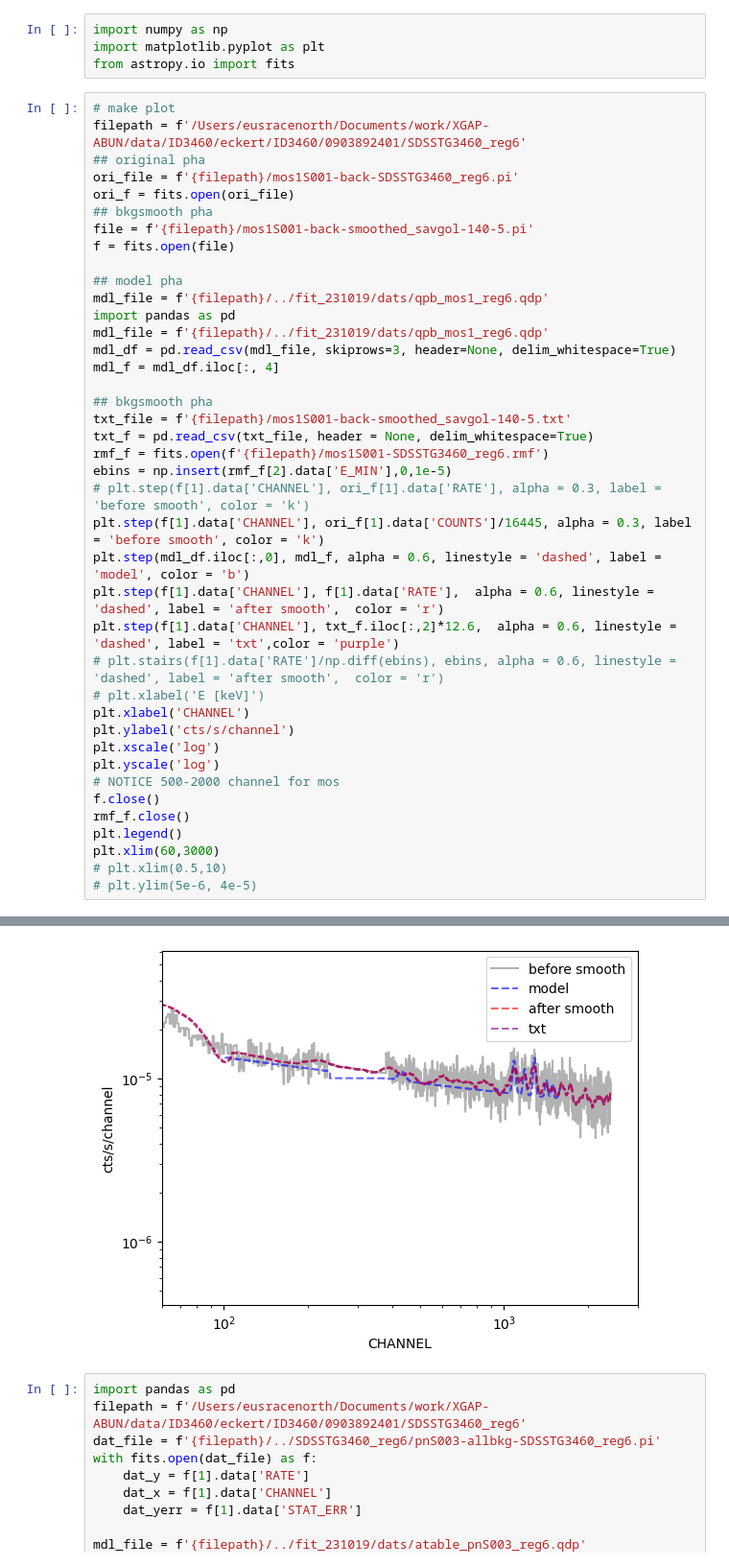
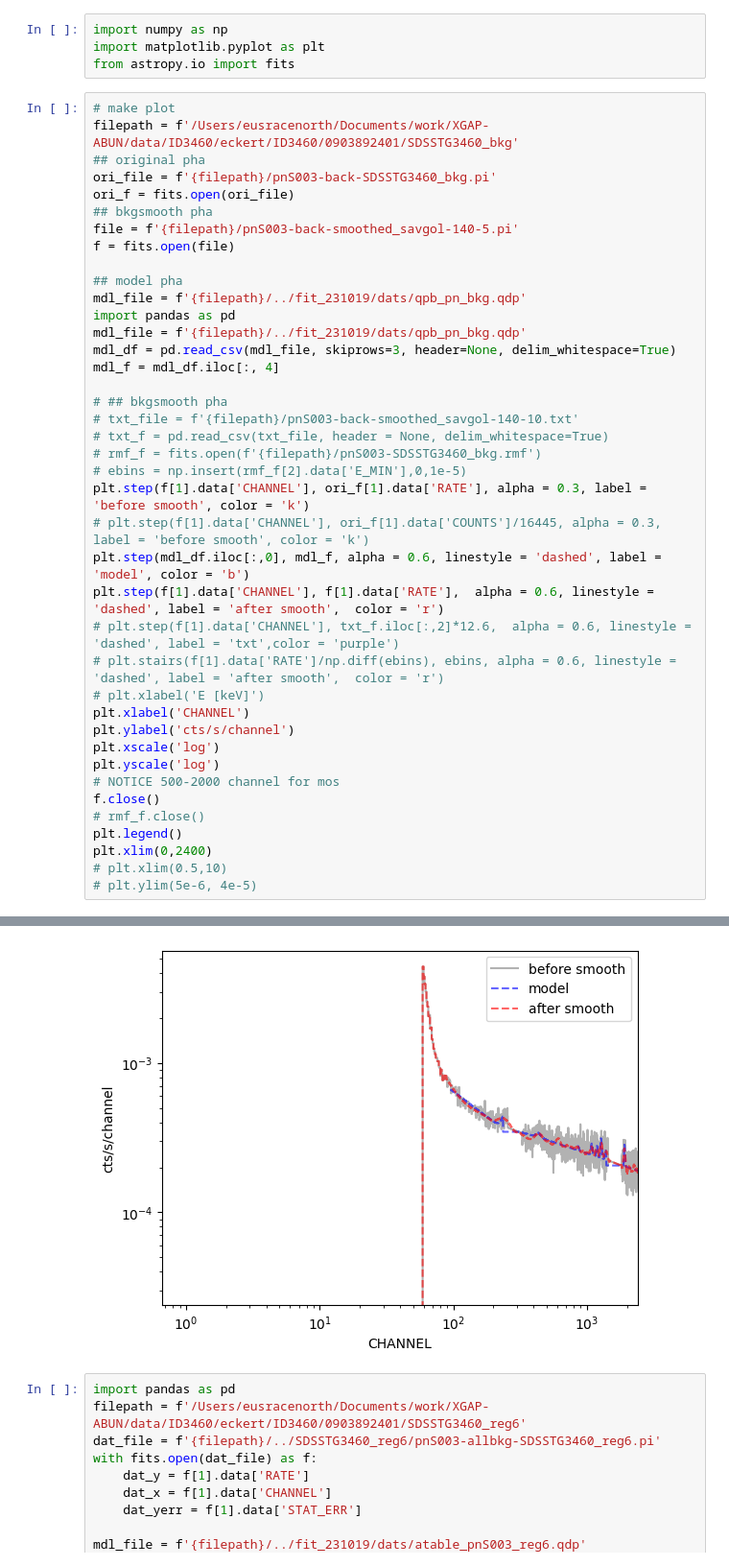
Before and after one commit to yanlingchen1/XGAP-ABUN, a Jupyter notebook: codes/verify_eckert/xspec-fitting-pipeline/bkg-atable-pipeline/plot_smoothed_qpb.ipynb, the cells around one changed output, grey strips where cells are left out. Shown: that part at 96% size. Saved outputs shown, nothing was run; the diff lists cells and outputs as text.

Commit message:
finish xspec smooth bkg pipeline

```diff
--- a/codes/verify_eckert/xspec-fitting-pipeline/bkg-atable-pipeline/plot_smoothed_qpb.ipynb
+++ b/codes/verify_eckert/xspec-fitting-pipeline/bkg-atable-pipeline/plot_smoothed_qpb.ipynb
@@ -4,31 +4,31 @@ import matplotlib.pyplot as plt
 from astropy.io import fits
 # %%
 # make plot
-filepath = f'/Users/eusracenorth/Documents/work/XGAP-ABUN/data/ID3460/eckert/ID3460/0903892401/SDSSTG3460_reg6'
+filepath = f'/Users/eusracenorth/Documents/work/XGAP-ABUN/data/ID3460/eckert/ID3460/0903892401/SDSSTG3460_bkg'
 ## original pha
-ori_file = f'{filepath}/mos1S001-back-SDSSTG3460_reg6.pi'
+ori_file = f'{filepath}/pnS003-back-SDSSTG3460_bkg.pi'
 ori_f = fits.open(ori_file)
 ## bkgsmooth pha
-file = f'{filepath}/mos1S001-back-smoothed_savgol-140-5.pi'
+file = f'{filepath}/pnS003-back-smoothed_savgol-140-5.pi'
 f = fits.open(file)
 
 ## model pha
-mdl_file = f'{filepath}/../fit_231019/dats/qpb_mos1_reg6.qdp'
+mdl_file = f'{filepath}/../fit_231019/dats/qpb_pn_bkg.qdp'
 import pandas as pd
-mdl_file = f'{filepath}/../fit_231019/dats/qpb_mos1_reg6.qdp'
+mdl_file = f'{filepath}/../fit_231019/dats/qpb_pn_bkg.qdp'
 mdl_df = pd.read_csv(mdl_file, skiprows=3, header=None, delim_whitespace=True)
 mdl_f = mdl_df.iloc[:, 4]
 
-## bkgsmooth pha
-txt_file = f'{filepath}/mos1S001-back-smoothed_savgol-140-5.txt'
-txt_f = pd.read_csv(txt_file, header = None, delim_whitespace=True)
-rmf_f = fits.open(f'{filepath}/mos1S001-SDSSTG3460_reg6.rmf')
-ebins = np.insert(rmf_f[2].data['E_MIN'],0,1e-5)
-# plt.step(f[1].data['CHANNEL'], ori_f[1].data['RATE'], alpha = 0.3, label = 'before smooth', color = 'k')
-plt.step(f[1].data['CHANNEL'], ori_f[1].data['COUNTS']/16445, alpha = 0.3, label = 'before smooth', color = 'k')
+# ## bkgsmooth pha
+# txt_file = f'{filepath}/pnS003-back-smoothed_savgol-140-10.txt'
+# txt_f = pd.read_csv(txt_file, header = None, delim_whitespace=True)
+# rmf_f = fits.open(f'{filepath}/pnS003-SDSSTG3460_bkg.rmf')
+# ebins = np.insert(rmf_f[2].data['E_MIN'],0,1e-5)
+plt.step(f[1].data['CHANNEL'], ori_f[1].data['RATE'], alpha = 0.3, label = 'before smooth', color = 'k')
+# plt.step(f[1].data['CHANNEL'], ori_f[1].data['COUNTS']/16445, alpha = 0.3, label = 'before smooth', color = 'k')
 plt.step(mdl_df.iloc[:,0], mdl_f, alpha = 0.6, linestyle = 'dashed', label = 'model', color = 'b')
 plt.step(f[1].data['CHANNEL'], f[1].data['RATE'],  alpha = 0.6, linestyle = 'dashed', label = 'after smooth',  color = 'r')
-plt.step(f[1].data['CHANNEL'], txt_f.iloc[:,2]*12.6,  alpha = 0.6, linestyle = 'dashed', label = 'txt',color = 'purple')
+# plt.step(f[1].data['CHANNEL'], txt_f.iloc[:,2]*12.6,  alpha = 0.6, linestyle = 'dashed', label = 'txt',color = 'purple')
 # plt.stairs(f[1].data['RATE']/np.diff(ebins), ebins, alpha = 0.6, linestyle = 'dashed', label = 'after smooth',  color = 'r')
 # plt.xlabel('E [keV]')
 plt.xlabel('CHANNEL')
@@ -37,9 +37,9 @@ plt.xscale('log')
 plt.yscale('log')
 # NOTICE 500-2000 channel for mos
 f.close()
-rmf_f.close()
+# rmf_f.close()
 plt.legend()
-plt.xlim(60,3000)
+plt.xlim(0,2400)
 # plt.xlim(0.5,10)
 # plt.ylim(5e-6, 4e-5)
 # %% [output]
@@ -47,4 +47,4 @@ plt.xlim(60,3000)
-[figure, old version]
+[figure, new version]
 # %%
 import pandas as pd
 filepath = f'/Users/eusracenorth/Documents/work/XGAP-ABUN/data/ID3460/eckert/ID3460/0903892401/SDSSTG3460_reg6'
```
Also changed, not shown: parts of 1 cell of this notebook, 20 other files.
